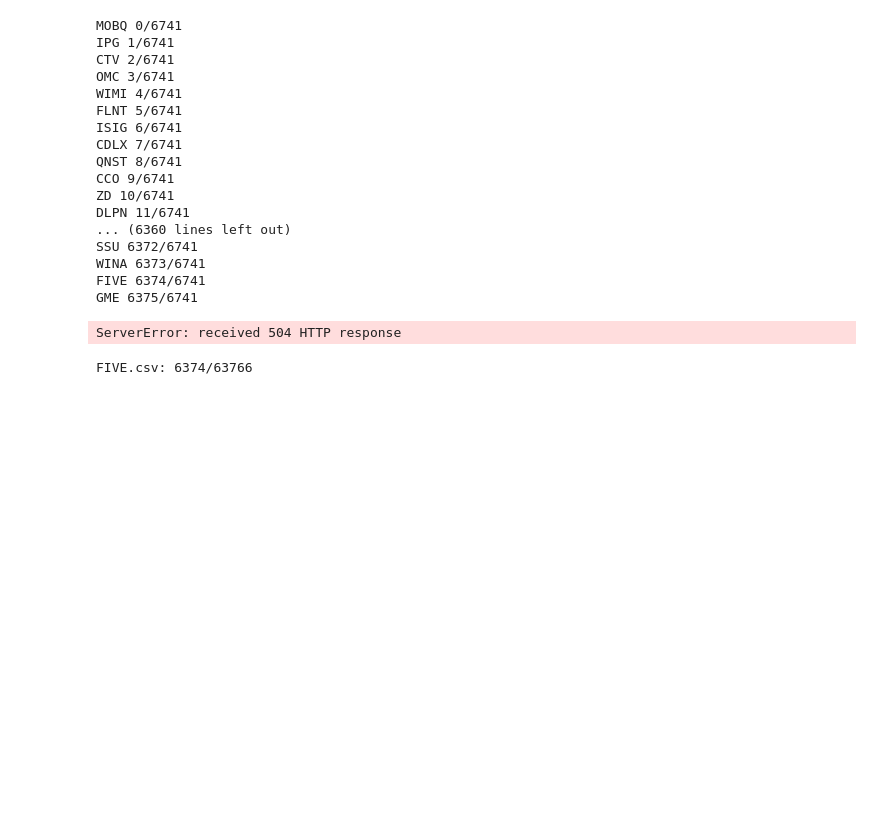
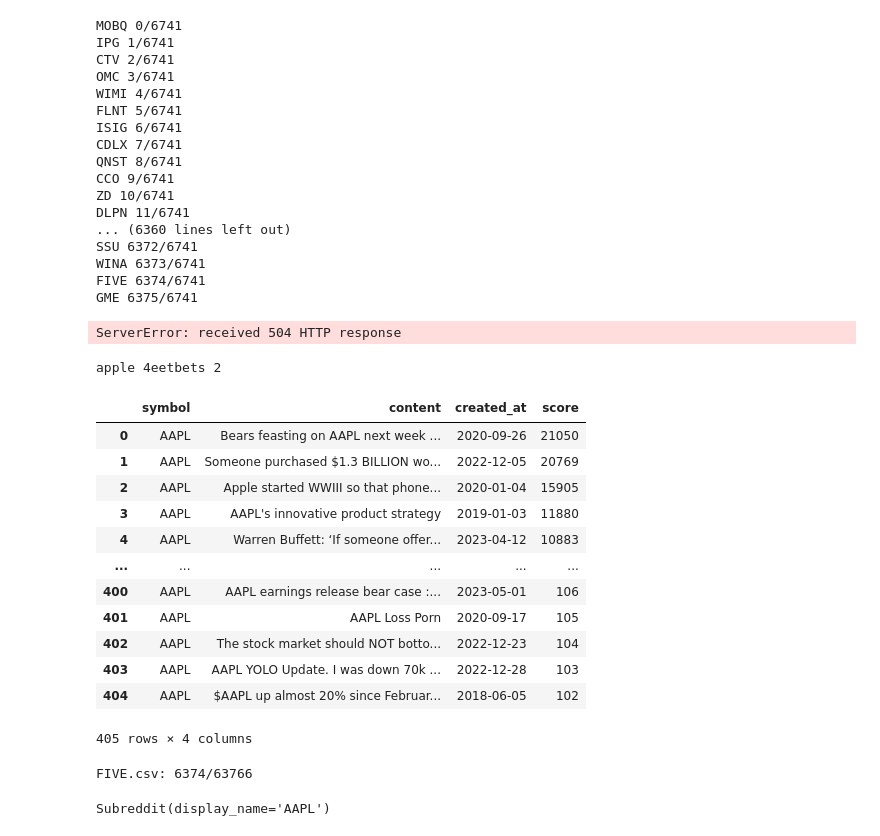
Before and after one commit to Fetyukovitch/SMA, a Jupyter notebook: notebooks/social_media_data.ipynb, the cells around one changed output. Drawn from its saved outputs; the diff is of its cells as text; code cells hidden in the pictures; blank space fills up the shorter version.

```diff
--- a/notebooks/social_media_data.ipynb
+++ b/notebooks/social_media_data.ipynb
@@ -128,3 +143,36 @@ ServerError: received 504 HTTP response
+# %%
+result = pd.DataFrame()
+i = 0
+for subreddit in ['stocks', 'all', 'wallstreetbets', 'AAPL', 'apple']:
+    print(f'{subreddit} {i}', end='\r')
+    partial = get_subreddit_by_name(subreddit, 'AAPL')
+    result = pd.concat([result, partial])
+    i += 1
+
+#result.to_csv('../raw_data/reddit_AAPL_msr.csv', index=None)
+# %% [output]
+apple 4eetbets 2
+# %%
+# GME 6375/6741
+result = result.drop_duplicates('content').sort_values('score', ascending=False).reset_index()
+result = result[result.score > 100][['symbol', 'content', 'created_at', 'score']]
+# %%
+result.to_csv('../raw_data/reddit_AAPL_msr.csv', index=None)
+result
+# %% [output]
+|  | symbol | content | created_at | score |
+| 0 | AAPL | Bears feasting on AAPL next week ... | 2020-09-26 | 21050 |
+| 1 | AAPL | Someone purchased $1.3 BILLION wo... | 2022-12-05 | 20769 |
+| 2 | AAPL | Apple started WWIII so that phone... | 2020-01-04 | 15905 |
+| 3 | AAPL | AAPL's innovative product strategy | 2019-01-03 | 11880 |
+| 4 | AAPL | Warren Buffett: ‘If someone offer... | 2023-04-12 | 10883 |
+| ... | ... | ... | ... | ... |
+| 400 | AAPL | AAPL earnings release bear case :... | 2023-05-01 | 106 |
+| 401 | AAPL | AAPL Loss Porn | 2020-09-17 | 105 |
+| 402 | AAPL | The stock market should NOT botto... | 2022-12-23 | 104 |
+| 403 | AAPL | AAPL YOLO Update. I was down 70k ... | 2022-12-28 | 103 |
+| 404 | AAPL | $AAPL up almost 20% since Februar... | 2018-06-05 | 102 |
+405 rows × 4 columns
 # %%
 dir_industries = '../raw_data/industries/'
 files = os.listdir(dir_industries)
@@ -148,0 +202,4 @@ all_symbols_data.to_csv('../raw_data/reddit_all_symbols.csv', index=None)
+# %%
+subreddit
+# %% [output]
+Subreddit(display_name='AAPL')
```
Also changed, not shown: parts of 4 cells of this notebook, 1 other file.
